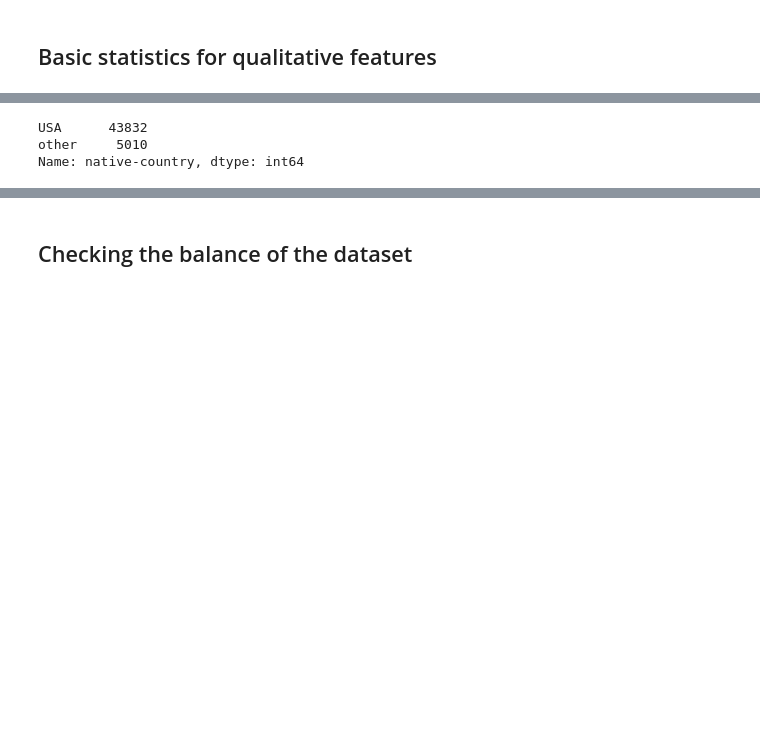
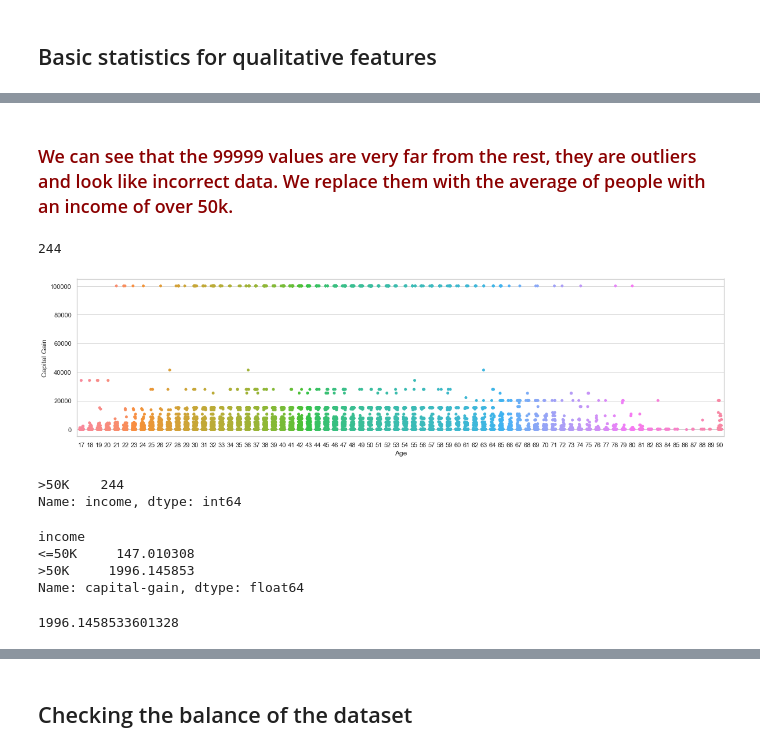
Before and after one commit to Paulina-Iwach/Data_Mining_Project, a Jupyter notebook: Project1.ipynb, the cells around one changed output, grey strips where cells are left out. Drawn from its saved outputs; the diff is of its cells as text; code cells hidden in the pictures; blank space fills up the shorter version.

```diff
--- a/Project1.ipynb
+++ b/Project1.ipynb
@@ -193,6 +126,0 @@ df_to_ML_model = df.drop('education-num', axis=1)
-# %%
-df['native-country'].value_counts()
-# %% [output]
-USA      43832
-other     5010
-Name: native-country, dtype: int64
@@ -200,0 +127,34 @@ df_to_ML_model.to_csv('data_preprocessed.csv', index=False)
+# %% [markdown]
+### <span style="color: #8B0000;">We can see that the 99999 values are very far from the rest, they are outliers and look like incorrect data. We replace them with the average of people with an income of over 50k.</span>
+# %%
+(df['capital-gain'] == 99999).sum()
+# %% [output]
+244
+# %%
+plt.figure(figsize = (20,5))
+sns.stripplot('age', 'capital-gain', data = df,
+         jitter = 0.2);
+plt.xlabel('Age',fontsize = 12);
+plt.ylabel('Capital Gain',fontsize = 12);
+plt.show()
+# %% [output]
+[figure, added]
+# %%
+df[df['capital-gain'] == 99999]['income'].value_counts()
+# %% [output]
+>50K    244
+Name: income, dtype: int64
+# %%
+df_without_99999 = df[df['capital-gain'] != 99999]
+df_without_99999.groupby('income')['capital-gain'].mean()
+# %% [output]
+income
+<=50K     147.010308
+>50K     1996.145853
+Name: capital-gain, dtype: float64
+# %%
+mean_gain = df_without_99999[df_without_99999['income'] == '>50K']['capital-gain'].mean()
+print(mean_gain)
+df['capital-gain'] = df['capital-gain'].replace({99999: mean_gain})
+# %% [output]
+1996.1458533601328
```
Also changed, not shown: parts of 41 cells of this notebook, 1 other file.
